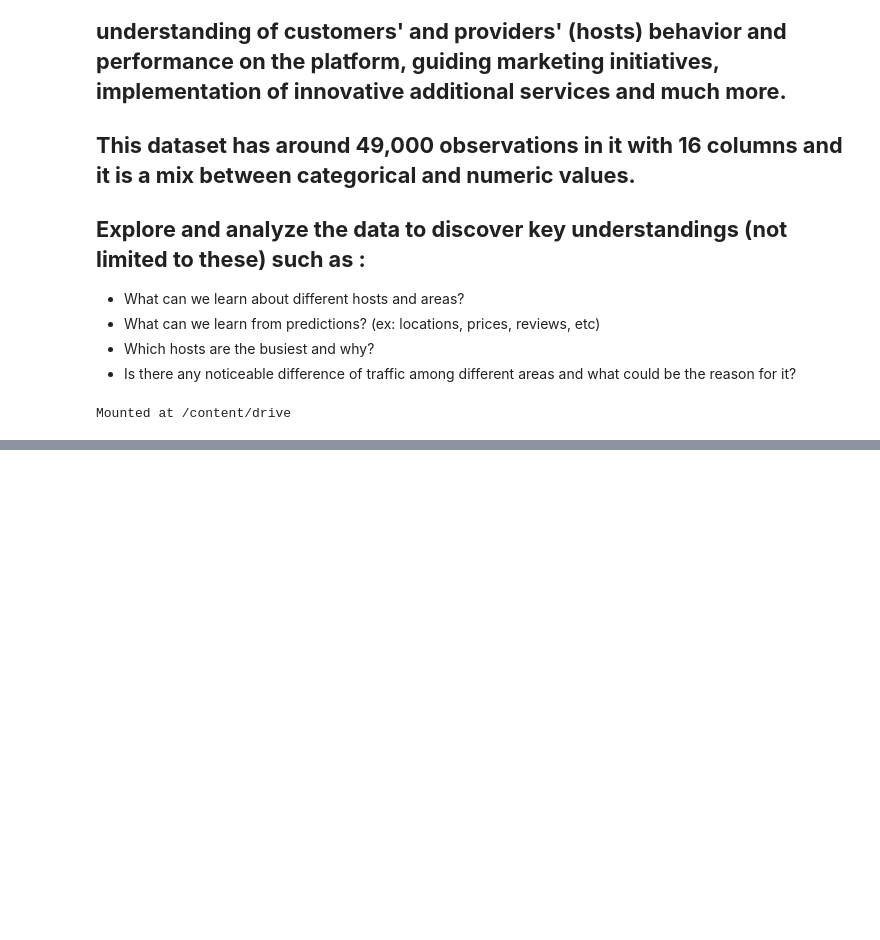
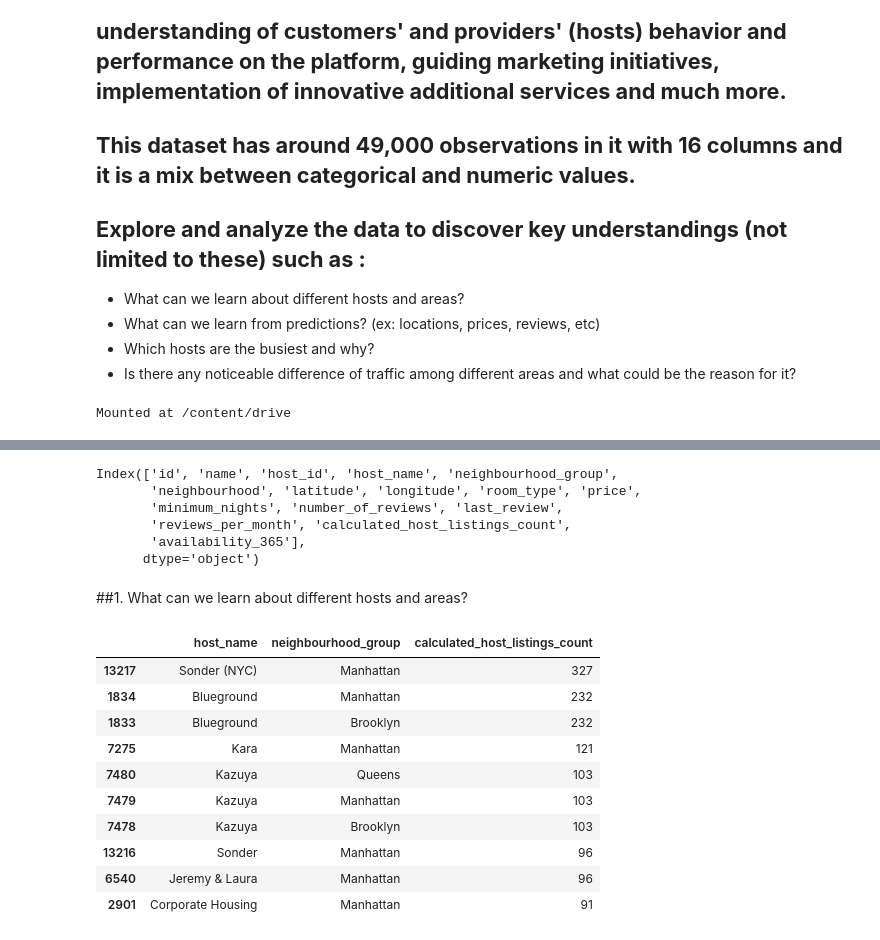
Before and after one commit to anshu57/Airbnb-booking-analysis, a Jupyter notebook: Airbnb_Bookings_Analysis_Capstone_Project.ipynb, the cells around one changed output, grey strips where cells are left out. Saved outputs shown, nothing was run; the diff lists cells and outputs as text; code cells hidden in the pictures; blank space fills up the shorter version.

```diff
--- a/Airbnb_Bookings_Analysis_Capstone_Project.ipynb
+++ b/Airbnb_Bookings_Analysis_Capstone_Project.ipynb
@@ -36,0 +73,27 @@ df.head(10)
+# %%
+df.columns
+# %% [output]
+Index(['id', 'name', 'host_id', 'host_name', 'neighbourhood_group',
+       'neighbourhood', 'latitude', 'longitude', 'room_type', 'price',
+       'minimum_nights', 'number_of_reviews', 'last_review',
+       'reviews_per_month', 'calculated_host_listings_count',
+       'availability_365'],
+      dtype='object')
+# %% [markdown]
+##1. What can we learn about different hosts and areas?
+# %%
+hosts_areas = df.groupby(['host_name','neighbourhood_group'])['calculated_host_listings_count'].max().reset_index()
+# %%
+hosts_areas.sort_values(by='calculated_host_listings_count', ascending=False).head(10)
+# %% [output]
+|  | host_name | neighbourhood_group | calculated_host_listings_count |
+| 13217 | Sonder (NYC) | Manhattan | 327 |
+| 1834 | Blueground | Manhattan | 232 |
+| 1833 | Blueground | Brooklyn | 232 |
+| 7275 | Kara | Manhattan | 121 |
+| 7480 | Kazuya | Queens | 103 |
+| 7479 | Kazuya | Manhattan | 103 |
+| 7478 | Kazuya | Brooklyn | 103 |
+| 13216 | Sonder | Manhattan | 96 |
+| 6540 | Jeremy & Laura | Manhattan | 96 |
+| 2901 | Corporate Housing | Manhattan | 91 |
```
Also changed, not shown: parts of 14 cells of this notebook.
